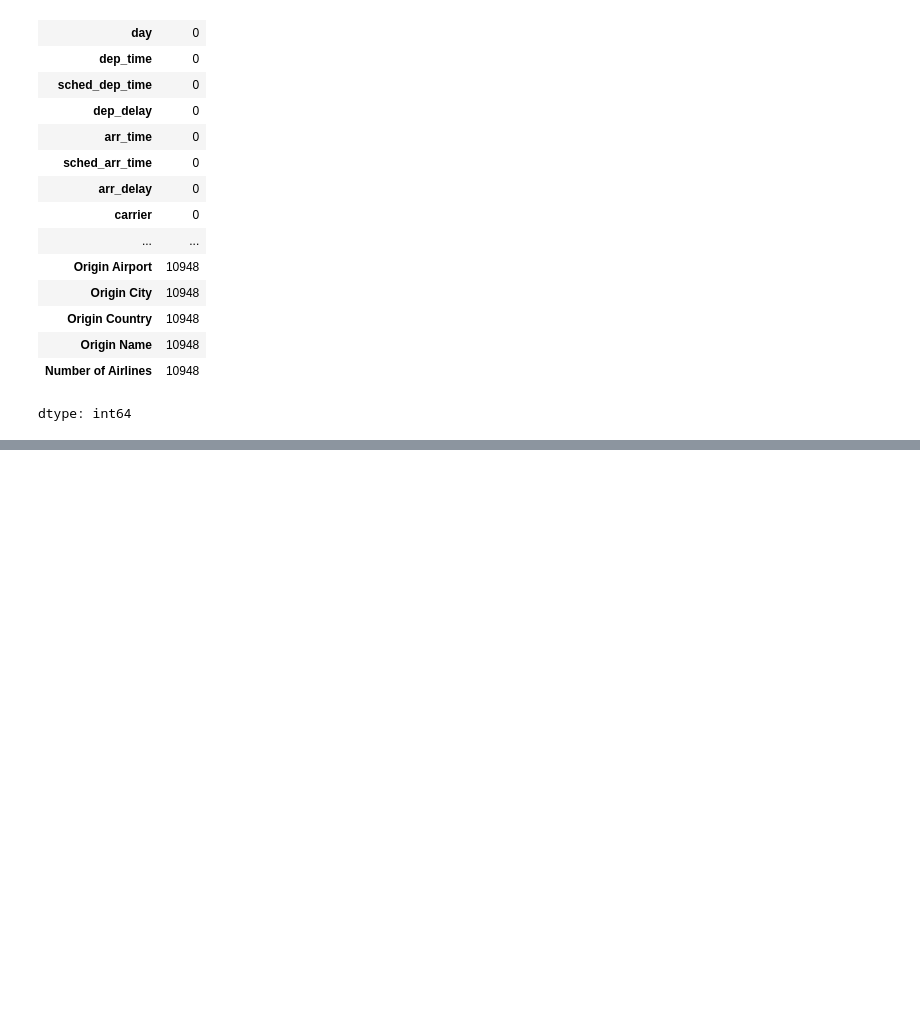
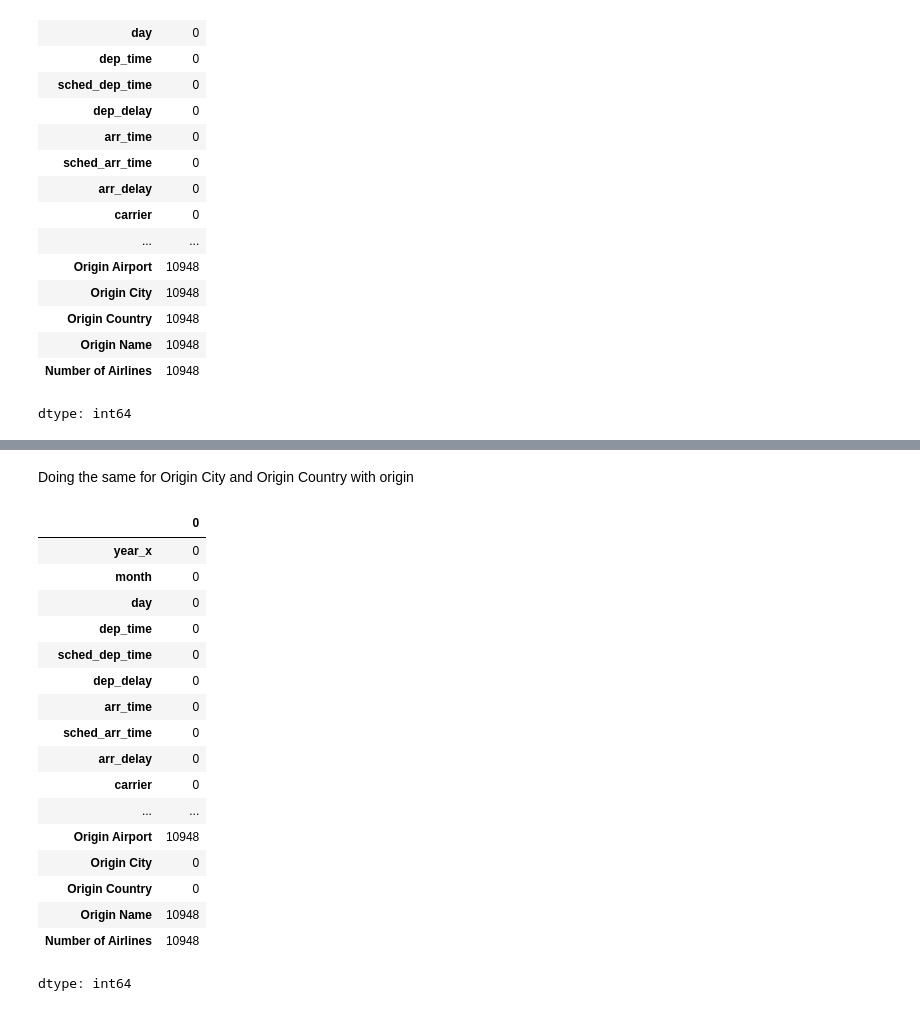
Before and after one commit to Saahil2106/Cloud9, a Jupyter notebook: Group06_Milestone2&3.ipynb, the cells around one changed output, grey strips where cells are left out. Drawn from its saved outputs; the diff is of its cells as text; code cells hidden in the pictures; blank space fills up the shorter version.

```diff
--- a/Group06_Milestone2&3.ipynb
+++ b/Group06_Milestone2&3.ipynb
@@ -450,0 +670,43 @@ dtype: int64
+# %% [markdown]
+Doing the same for Origin City and Origin Country with origin
+# %%
+# Create a mapping dictionary for 'origin' to 'Origin City'
+origin_city_mapping = {
+    'JFK': 'New York',
+    'EWR': 'Newark',
+    'LGA': 'LaGuardia'
+}
+
+# Create a mapping dictionary for 'origin' to 'Origin Country'
+origin_country_mapping = {
+    'JFK': 'United States',
+    'EWR': 'United States',
+    'LGA': 'United States'
+}
+
+# Replace missing values in 'Origin City' using the origin_city_mapping
+combined_data['Origin City'] = combined_data['Origin City'].fillna(combined_data['origin'].map(origin_city_mapping))
+
+# Replace missing values in 'Origin Country' using the origin_country_mapping
+combined_data['Origin Country'] = combined_data['Origin Country'].fillna(combined_data['origin'].map(origin_country_mapping))
+
+combined_data.isna().sum()
+# %% [output]
+|  | 0 |
+| year_x | 0 |
+| month | 0 |
+| day | 0 |
+| dep_time | 0 |
+| sched_dep_time | 0 |
+| dep_delay | 0 |
+| arr_time | 0 |
+| sched_arr_time | 0 |
+| arr_delay | 0 |
+| carrier | 0 |
+| ... | ... |
+| Origin Airport | 10948 |
+| Origin City | 0 |
+| Origin Country | 0 |
+| Origin Name | 10948 |
+| Number of Airlines | 10948 |
+dtype: int64
```
Also changed, not shown: parts of 38 cells of this notebook.
